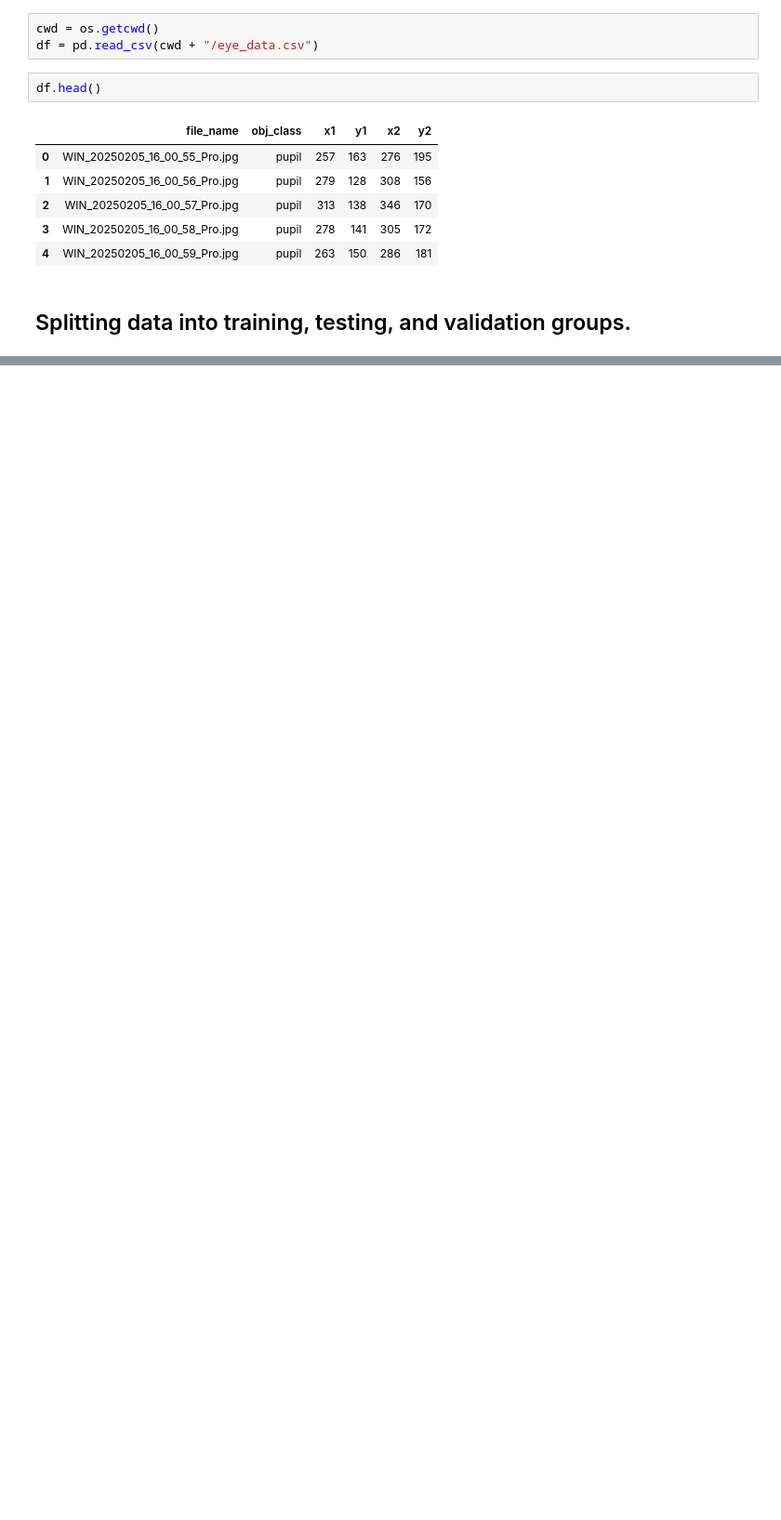
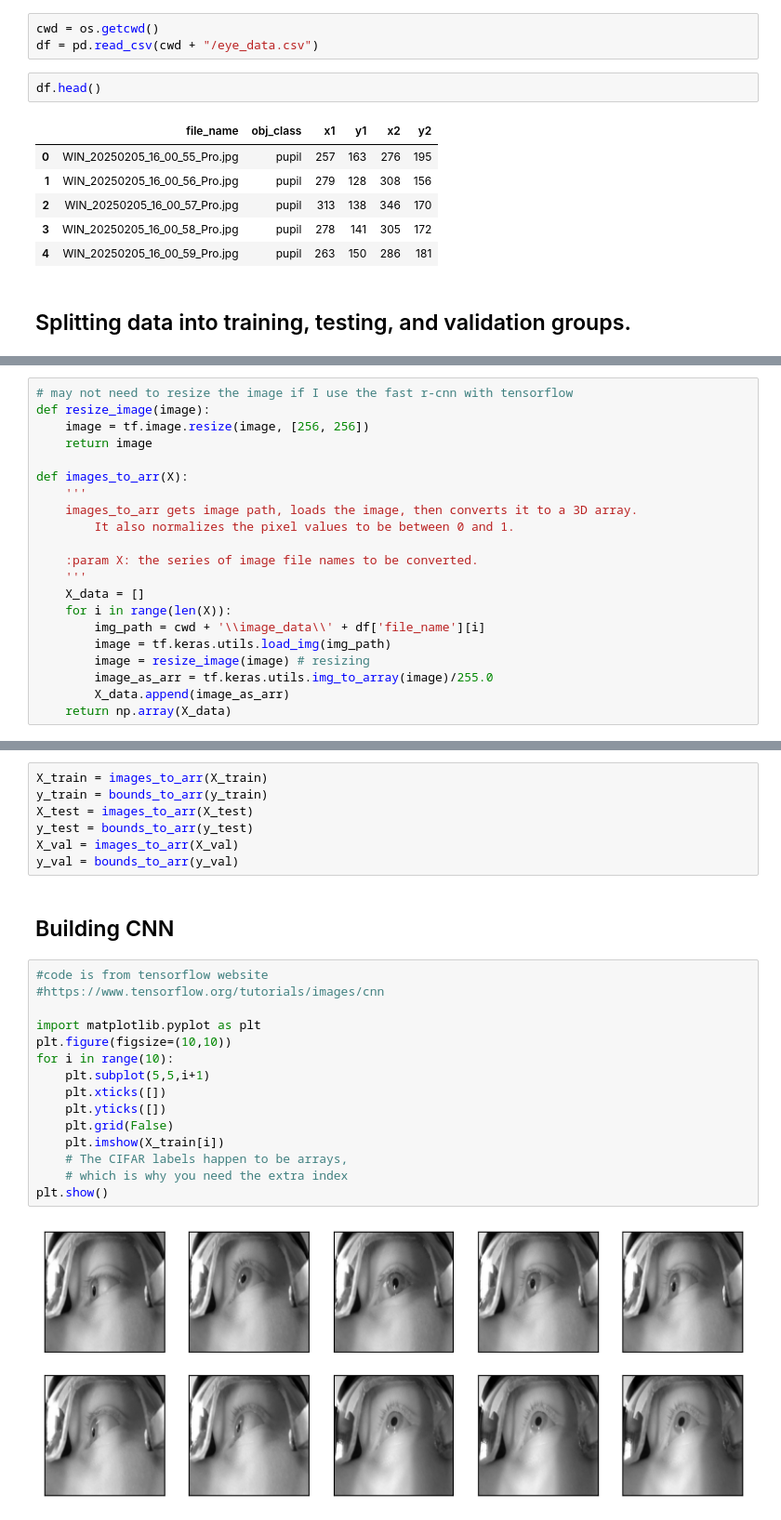
Before and after one commit to OwenBurt/Eye_tracker, a Jupyter notebook: model.ipynb, the cells around one changed output, grey strips where cells are left out. Shown at 93% size. Saved outputs shown, nothing was run; the diff lists cells and outputs as text; blank space fills up the shorter version.

```diff
--- a/model.ipynb
+++ b/model.ipynb
@@ -56,0 +59,21 @@ pandas.core.frame.DataFrame
+# %%
+# may not need to resize the image if I use the fast r-cnn with tensorflow
+def resize_image(image):
+    image = tf.image.resize(image, [256, 256])
+    return image
+
+def images_to_arr(X):
+    '''
+    images_to_arr gets image path, loads the image, then converts it to a 3D array.
+        It also normalizes the pixel values to be between 0 and 1.
+
+    :param X: the series of image file names to be converted.
+    '''
+    X_data = []
+    for i in range(len(X)):
+        img_path = cwd + '\\image_data\\' + df['file_name'][i]
+        image = tf.keras.utils.load_img(img_path)
+        image = resize_image(image) # resizing
+        image_as_arr = tf.keras.utils.img_to_array(image)/255.0
+        X_data.append(image_as_arr)
+    return np.array(X_data)
@@ -56,0 +96,26 @@ pandas.core.frame.DataFrame
+# %%
+X_train = images_to_arr(X_train)
+y_train = bounds_to_arr(y_train)
+X_test = images_to_arr(X_test)
+y_test = bounds_to_arr(y_test)
+X_val = images_to_arr(X_val)
+y_val = bounds_to_arr(y_val)
+# %% [markdown]
+## Building CNN
+# %%
+#code is from tensorflow website
+#https://www.tensorflow.org/tutorials/images/cnn
+
+import matplotlib.pyplot as plt
+plt.figure(figsize=(10,10))
+for i in range(10):
+    plt.subplot(5,5,i+1)
+    plt.xticks([])
+    plt.yticks([])
+    plt.grid(False)
+    plt.imshow(X_train[i])
+    # The CIFAR labels happen to be arrays,
+    # which is why you need the extra index
+plt.show()
+# %% [output]
+[figure, added]
```
Also changed, not shown: parts of 9 cells of this notebook.
